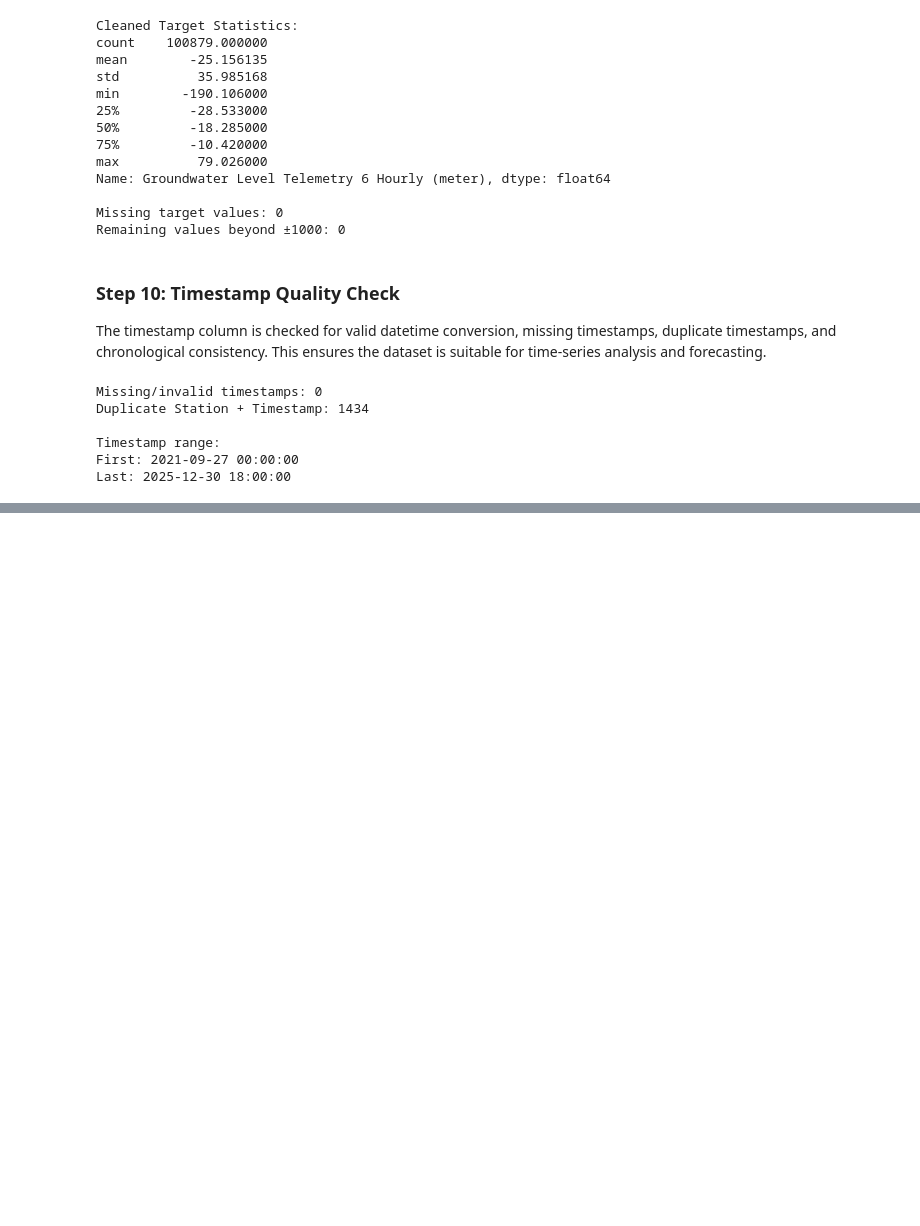
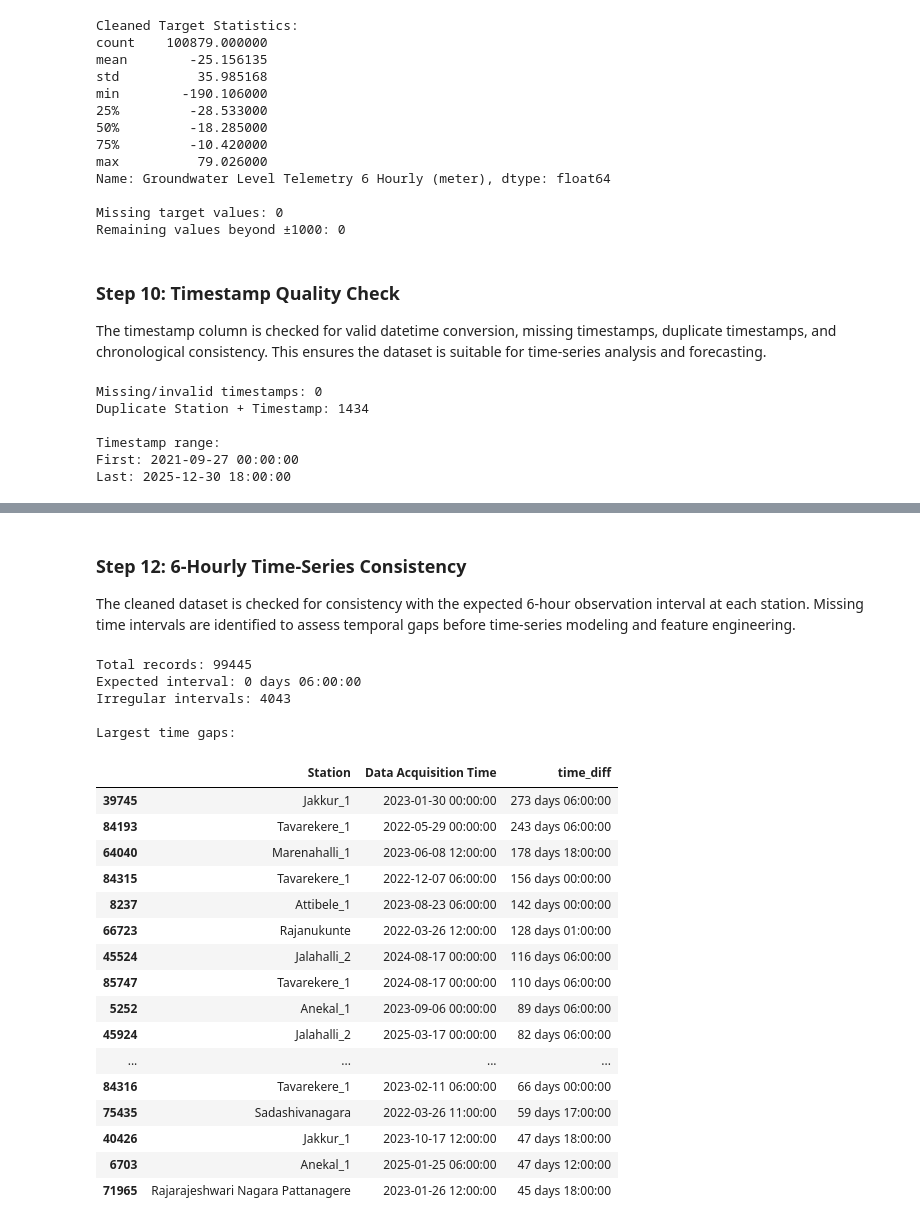
Before and after one commit to Koushik23R/groundwater-ai, a Jupyter notebook: notebooks/02_data_cleaning_preprocessing.ipynb, the cells around one changed output, grey strips where cells are left out. Drawn from its saved outputs; the diff is of its cells as text; code cells hidden in the pictures; blank space fills up the shorter version.

```diff
--- a/notebooks/02_data_cleaning_preprocessing.ipynb
+++ b/notebooks/02_data_cleaning_preprocessing.ipynb
@@ -613,0 +651,58 @@ Last: 2025-12-30 18:00:00
+# %% [markdown]
+### Step 12: 6-Hourly Time-Series Consistency
+
+The cleaned dataset is checked for consistency with the expected 6-hour observation interval at each station. Missing time intervals are identified to assess temporal gaps before time-series modeling and feature engineering.
+# %%
+# Step 12: Check 6-hourly time consistency
+
+df_clean = df_clean.sort_values(["Station", time_col]).reset_index(drop=True)
+
+# Calculate time difference between consecutive observations within each station
+df_clean["time_diff"] = (
+    df_clean.groupby("Station")[time_col]
+    .diff()
+)
+
+# Expected interval
+expected_interval = pd.Timedelta(hours=6)
+
+# Count non-6-hour intervals
+irregular_intervals = (df_clean["time_diff"].notna()) & (
+    df_clean["time_diff"] != expected_interval
+)
+
+print("Total records:", len(df_clean))
+print("Expected interval:", expected_interval)
+print("Irregular intervals:", irregular_intervals.sum())
+
+# Show the largest gaps
+gap_summary = (
+    df_clean.loc[irregular_intervals, ["Station", time_col, "time_diff"]]
+    .sort_values("time_diff", ascending=False)
+)
+
+print("\nLargest time gaps:")
+display(gap_summary.head(20))
+# %% [output]
+Total records: 99445
+Expected interval: 0 days 06:00:00
+Irregular intervals: 4043
+
+Largest time gaps:
+|  | Station | Data Acquisition Time | time_diff |
+| 39745 | Jakkur_1 | 2023-01-30 00:00:00 | 273 days 06:00:00 |
+| 84193 | Tavarekere_1 | 2022-05-29 00:00:00 | 243 days 06:00:00 |
+| 64040 | Marenahalli_1 | 2023-06-08 12:00:00 | 178 days 18:00:00 |
+| 84315 | Tavarekere_1 | 2022-12-07 06:00:00 | 156 days 00:00:00 |
+| 8237 | Attibele_1 | 2023-08-23 06:00:00 | 142 days 00:00:00 |
+| 66723 | Rajanukunte | 2022-03-26 12:00:00 | 128 days 01:00:00 |
+| 45524 | Jalahalli_2 | 2024-08-17 00:00:00 | 116 days 06:00:00 |
+| 85747 | Tavarekere_1 | 2024-08-17 00:00:00 | 110 days 06:00:00 |
+| 5252 | Anekal_1 | 2023-09-06 00:00:00 | 89 days 06:00:00 |
+| 45924 | Jalahalli_2 | 2025-03-17 00:00:00 | 82 days 06:00:00 |
+| ... | ... | ... | ... |
+| 84316 | Tavarekere_1 | 2023-02-11 06:00:00 | 66 days 00:00:00 |
+| 75435 | Sadashivanagara | 2022-03-26 11:00:00 | 59 days 17:00:00 |
+| 40426 | Jakkur_1 | 2023-10-17 12:00:00 | 47 days 18:00:00 |
+| 6703 | Anekal_1 | 2025-01-25 06:00:00 | 47 days 12:00:00 |
+| 71965 | Rajarajeshwari Nagara Pattanagere | 2023-01-26 12:00:00 | 45 days 18:00:00 |
```
Also changed, not shown: parts of 8 cells of this notebook.
